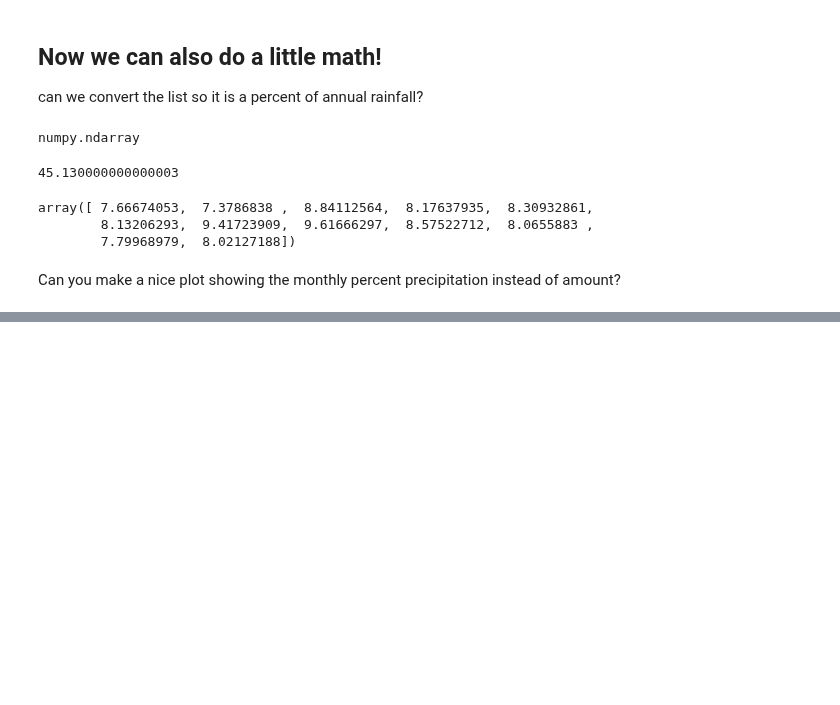
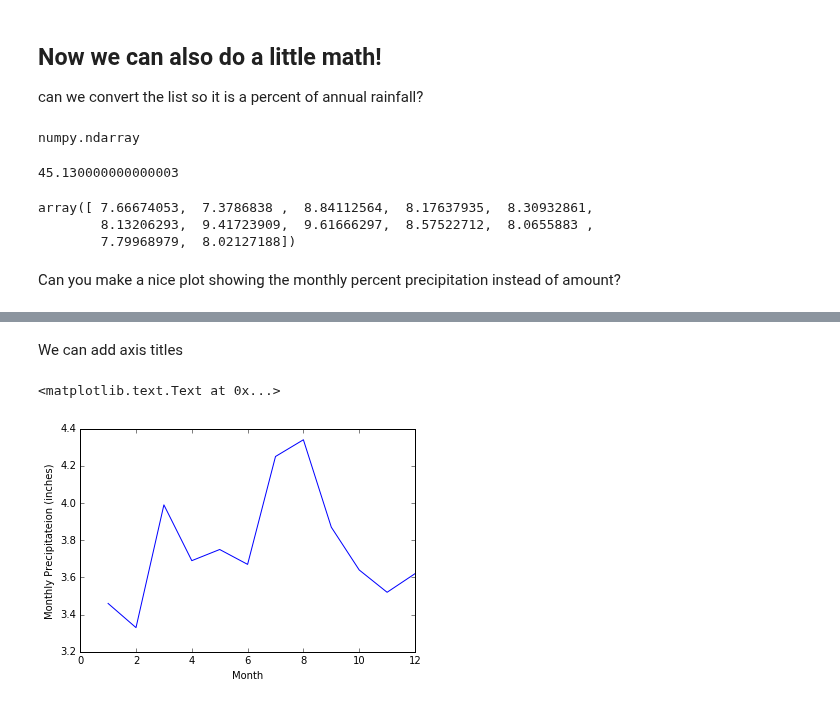
Before and after one commit to bmaillou/BigDataPython, a Jupyter notebook: make-a-list-plot-it.ipynb, the cells around one changed output, grey strips where cells are left out. Cells and saved outputs as stored; diff of their text form; code cells hidden in the pictures; blank space fills up the shorter version.

```diff
--- a/make-a-list-plot-it.ipynb
+++ b/make-a-list-plot-it.ipynb
@@ -198,0 +220,10 @@ Can you make a nice plot showing the monthly percent precipitation instead of am
+# %% [markdown]
+We can add axis titles
+# %%
+fig,ax=plt.subplots()
+ax.plot(range(1,13),monthly_precip)
+ax.set_xlabel('Month')
+ax.set_ylabel('Monthly Precipitateion (inches)')
+# %% [output]
+<matplotlib.text.Text at 0x...>
+[figure, added]
```
Also changed, not shown: parts of 16 cells of this notebook, 4 other files.
